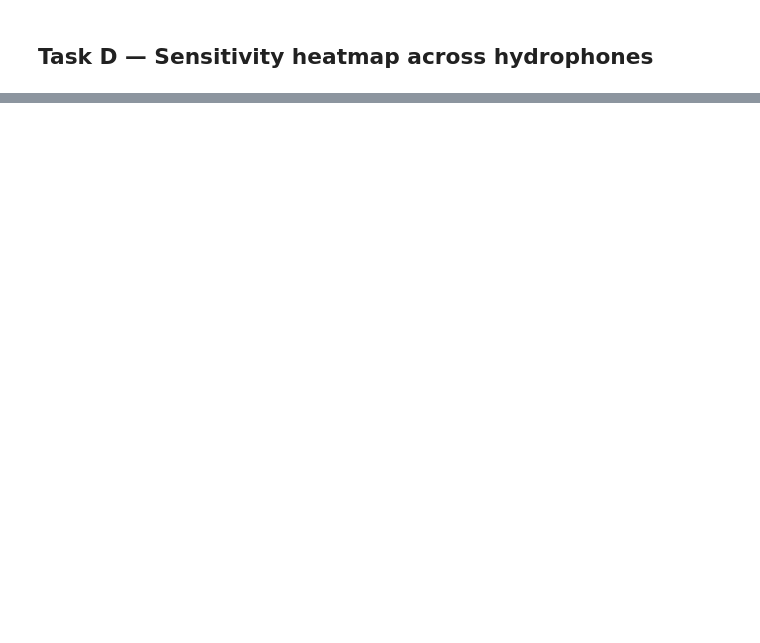
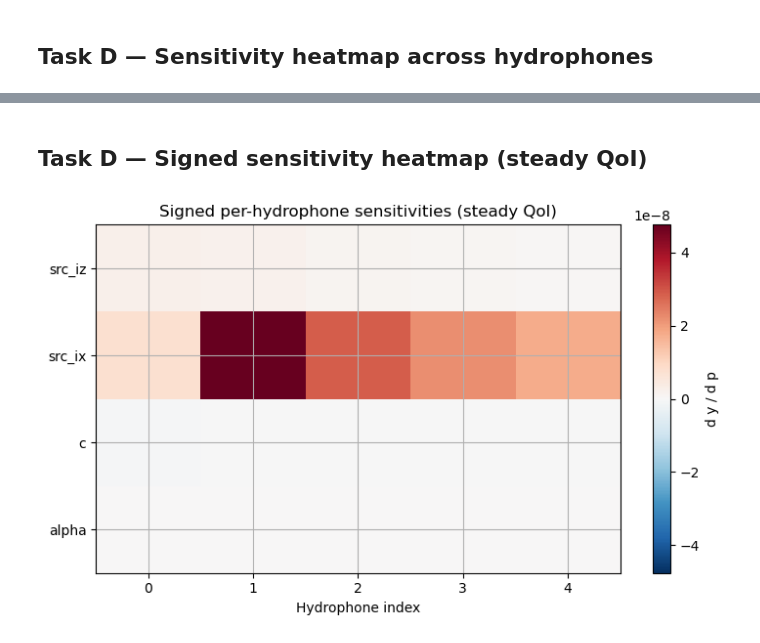
Before and after one commit to cwardlaw8/SonarSim, a Jupyter notebook: PM2.ipynb, the cells around one changed output, grey strips where cells are left out. Saved outputs shown, nothing was run; the diff lists cells and outputs as text; code cells hidden in the pictures; blank space fills up the shorter version.

```diff
--- a/PM2.ipynb
+++ b/PM2.ipynb
@@ -367,0 +481,28 @@ plt.tight_layout(); plt.show()
+# %% [markdown]
+## Task D — Signed sensitivity heatmap (steady QoI)
+# %%
+# Signed (not normalized) sensitivities to show direction of influence
+Nx, Nz, Lx, Lz = 20, 10, 100, 50
+p, *_ = getParam_Sonar(Nx, Nz, Lx, Lz, UseSparseMatrices=True)
+eps = np.finfo(float).eps
+dp_alpha = math.sqrt(2*eps) * max(1.0, abs(p['alpha']))
+dp_c     = math.sqrt(2*eps) * max(1.0, abs(p['c']))
+
+s_alpha = finite_diff_sens(p, 'alpha', dp_alpha).flatten()
+s_c     = finite_diff_sens(p, 'c', dp_c).flatten()
+s_ix    = sens_source_index(p, axis='x').flatten()
+s_iz    = sens_source_index(p, axis='z').flatten()
+
+S_signed = np.vstack([s_alpha, s_c, s_ix, s_iz])
+labels = ['alpha','c','src_ix','src_iz']
+# Symmetric color scale around zero for visibility
+vmax = np.quantile(np.abs(S_signed), 0.995)
+vmin = -vmax
+plt.imshow(S_signed, aspect='auto', origin='lower', cmap='RdBu_r', vmin=vmin, vmax=vmax)
+plt.yticks(range(len(labels)), labels)
+plt.xlabel('Hydrophone index')
+plt.title('Signed per-hydrophone sensitivities (steady QoI)')
+plt.colorbar(label='d y / d p')
+plt.tight_layout(); plt.show()
+# %% [output]
+[figure, added]
```
Also changed, not shown: parts of 17 cells of this notebook.
